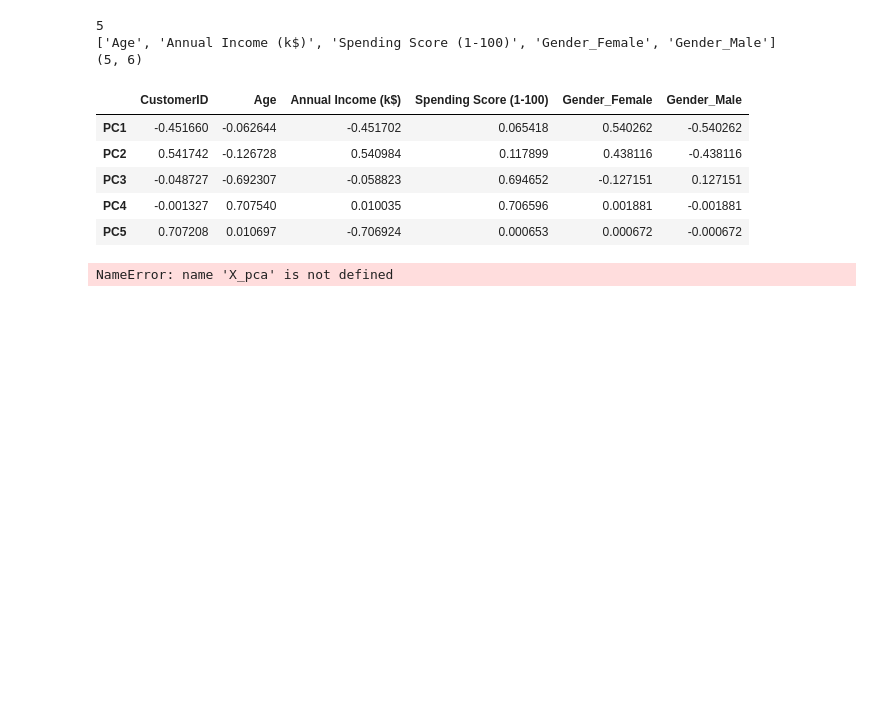
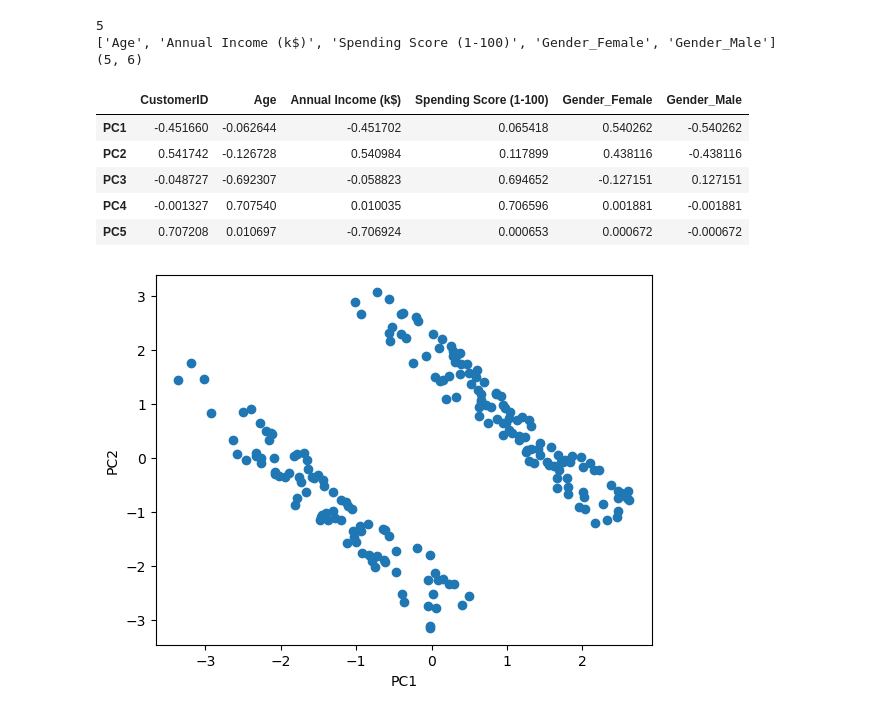
Before and after one commit to SmriteePoudel/DataScience, a Jupyter notebook: Dataset/KMeans.ipynb, the cells around one changed output. Saved outputs shown, nothing was run; the diff lists cells and outputs as text; code cells hidden in the pictures; blank space fills up the shorter version.

```diff
--- a/Dataset/KMeans.ipynb
+++ b/Dataset/KMeans.ipynb
@@ -311,10 +309,12 @@ loadings
 # %%
 X_pca = pca.transform(X_scaled)
 plt.scatter(X_pca[:, 0], X_pca[:, 1])
+col = 'Annual Income'
+
 plt.xlabel('PC1')
 plt.ylabel('PC2')
 plt.show()
 # %% [output]
-NameError: name 'X_pca' is not defined
+[figure, added]
 # %%
 principal_components = pca.fit_transform(X_scaled)
```
Also changed, not shown: parts of 1 cell of this notebook, 7 other files.
